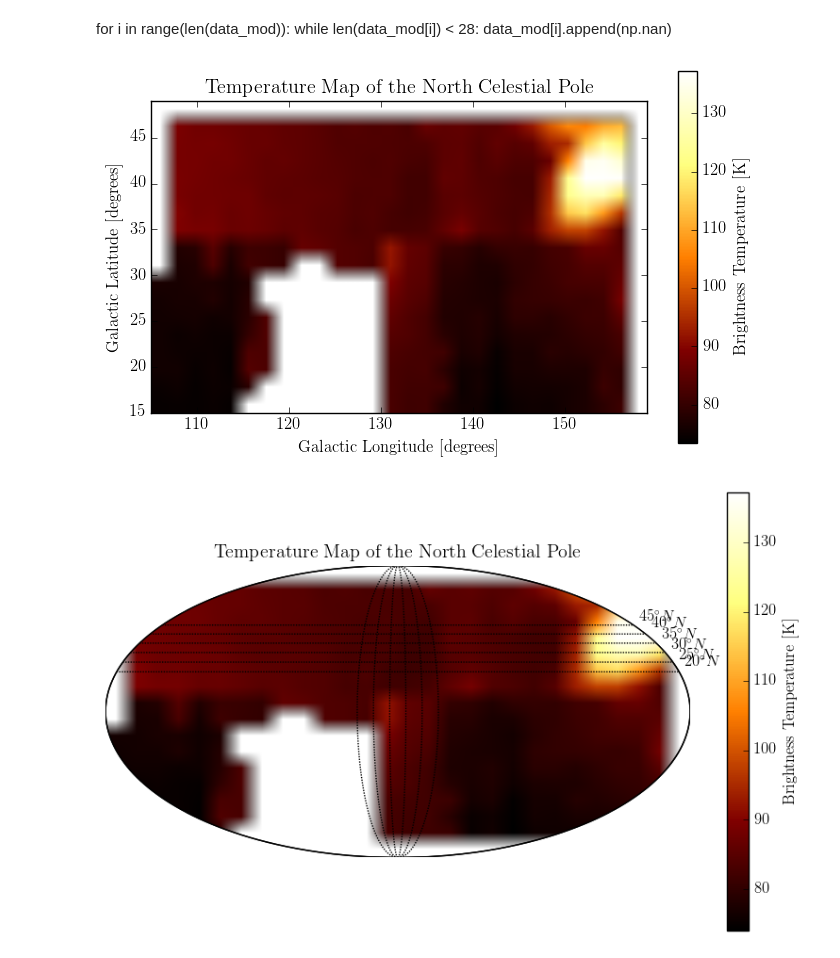
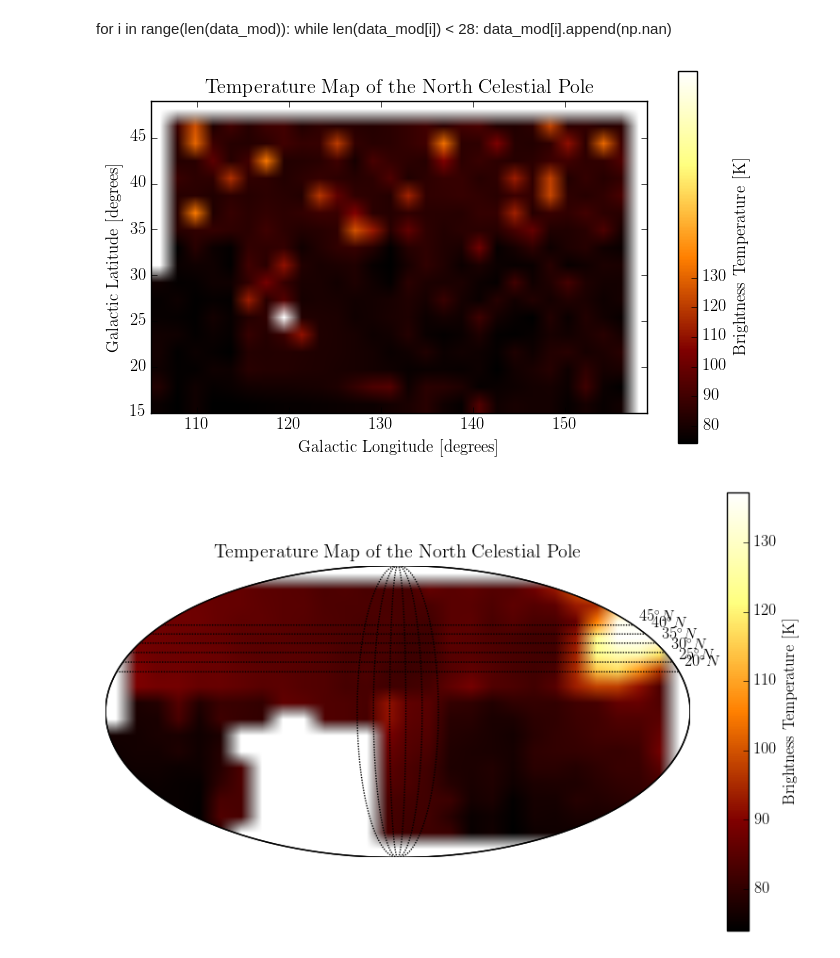
Before and after one commit to gracefujii/my-stuff, a Jupyter notebook: Lab 4 - North Celestial Pole.ipynb, the cells around one changed output. Saved outputs shown, nothing was run; the diff lists cells and outputs as text; code cells hidden in the pictures.

```diff
--- a/Lab 4 - North Celestial Pole.ipynb
+++ b/Lab 4 - North Celestial Pole.ipynb
@@ -258,10 +259,10 @@ def gain(noise_on, noise_off):
 # %%
 cal_100 = [avg_spectrum(pyfits.open(f)) for f in glob.glob('noise*100.fits')]
 cal_300 = [avg_spectrum(pyfits.open(f)) for f in glob.glob('noise*300.fits')]
-#cal_600 = [avg_spectrum(pyfits.open(f)) for f in glob.glob('noise*600.fits')]
+cal_600 = [avg_spectrum(pyfits.open(f)) for f in glob.glob('noise*_600.fits')]
 cal_900 = [avg_spectrum(pyfits.open(f)) for f in glob.glob('noise*900.fits')]
 cal_1000 = [avg_spectrum(pyfits.open(f)) for f in glob.glob('noise*1000.fits')]
-#cal_1100 = [avg_spectrum(pyfits.open(f)) for f in glob.glob('noise*1100.fits')]
+cal_1100 = [avg_spectrum(pyfits.open(f)) for f in glob.glob('noise*1100.fits')]
 cal_1200 = [avg_spectrum(pyfits.open(f)) for f in glob.glob('noise*1200.fits')]
 cal_1300 = [avg_spectrum(pyfits.open(f)) for f in glob.glob('noise*1300.fits')]
 cal_1600 = [avg_spectrum(pyfits.open(f)) for f in glob.glob('noise*1600.fits')]
@@ -274,10 +275,10 @@ cal_2200 = [avg_spectrum(pyfits.open(f)) for f in glob.glob('noise*2200.fits')]
 
 gain_100 = gain(cal_100[1], cal_100[0])
 gain_300 = gain(cal_300[1], cal_300[0])
-#gain_600 = gain(cal_600[1], cal_600[0])
+gain_600 = gain(cal_600[1], cal_600[0])
 gain_900 = gain(cal_900[1], cal_900[0])
 gain_1000 = gain(cal_1000[1], cal_1000[0])
-#gain_1100 = gain(cal_1100[1], cal_1100[0])
+gain_1100 = gain(cal_1100[1], cal_1100[0])
 gain_1200 = gain(cal_1200[1], cal_1200[0])
 gain_1300 = gain(cal_1300[1], cal_1300[0])
 gain_1600 = gain(cal_1600[1], cal_1600[0])
@@ -320,9 +325,9 @@ data_300 = [[avg_spectrum(pyfits.open(f))[0] for f in glob.glob('data_new_300*.f
             [avg_spectrum(pyfits.open(f))[1] for f in glob.glob('data_new_300*.fits')],
             [avg_spectrum(pyfits.open(f))[2] for f in glob.glob('data_new_300*.fits')]/gain_300[0]]
 
-#data_600 = [[avg_spectrum(pyfits.open(f))[0] for f in glob.glob('data_new_600*.fits')],
-#            [avg_spectrum(pyfits.open(f))[1] for f in glob.glob('data_new_600*.fits')],
-#            [avg_spectrum(pyfits.open(f))[2] for f in glob.glob('data_new_600*.fits')]/gain_600[0]]
+data_600 = [[avg_spectrum(pyfits.open(f))[0] for f in glob.glob('data_new_600*.fits')],
+            [avg_spectrum(pyfits.open(f))[1] for f in glob.glob('data_new_600*.fits')],
+            [avg_spectrum(pyfits.open(f))[2] for f in glob.glob('data_new_600*.fits')]/gain_600[0]]
 
 data_900 = [[avg_spectrum(pyfits.open(f))[0] for f in glob.glob('data_new_900*.fits')],
             [avg_spectrum(pyfits.open(f))[1] for f in glob.glob('data_new_900*.fits')],
@@ -332,9 +337,9 @@ data_1000 = [[avg_spectrum(pyfits.open(f))[0] for f in glob.glob('data_new_1000*
             [avg_spectrum(pyfits.open(f))[1] for f in glob.glob('data_new_1000*.fits')],
             [avg_spectrum(pyfits.open(f))[2] for f in glob.glob('data_new_1000*.fits')]/gain_1000[0]]
 
-#data_1100 = [[avg_spectrum(pyfits.open(f))[0] for f in glob.glob('data_new_1100*.fits')],
-#            [avg_spectrum(pyfits.open(f))[1] for f in glob.glob('data_new_1100*.fits')],
-#            [avg_spectrum(pyfits.open(f))[2] for f in glob.glob('data_new_1100*.fits')]/gain_1100[0]]
+data_1100 = [[avg_spectrum(pyfits.open(f))[0] for f in glob.glob('data_new_1100*.fits')],
+            [avg_spectrum(pyfits.open(f))[1] for f in glob.glob('data_new_1100*.fits')],
+            [avg_spectrum(pyfits.open(f))[2] for f in glob.glob('data_new_1100*.fits')]/gain_1100[0]]
 
 data_1200 = [[avg_spectrum(pyfits.open(f))[0] for f in glob.glob('data_new_1200*.fits')],
             [avg_spectrum(pyfits.open(f))[1] for f in glob.glob('data_new_1200*.fits')],
@@ -378,8 +383,8 @@ for i in range(len(data_100[2])):
 for i in range(len(data_300[2])):
     all_data.append(data_300[2][i])
 
-#for i in range(len(data_600[2])):
-#    all_data.append(data_600[2][i])
+for i in range(len(data_600[2])):
+    all_data.append(data_600[2][i])
 
 for i in range(len(data_900[2])):
     all_data.append(data_900[2][i])
@@ -387,8 +392,8 @@ for i in range(len(data_900[2])):
 for i in range(len(data_1000[2])):
     all_data.append(data_1000[2][i])
 
-#for i in range(len(data_1100[2])):
-#    all_data.append(data_1100[2][i])
+for i in range(len(data_1100[2])):
+    all_data.append(data_1100[2][i])
 
 for i in range(len(data_1200[2])):
     all_data.append(data_1200[2][i])
@@ -472,20 +477,20 @@ for i in range(len(missing)):
 # %%
 grid_x, grid_y = np.mgrid[105:159:28j, 15:49:18j]
 
 grid_z = griddata(coord, np.absolute(sorted_data[2]), (grid_x, grid_y))
 
 plt.figure(figsize=(8,8))
 plt.subplot(111)
 plt.imshow(grid_z.T, cmap='afmhot', aspect='equal', extent=(105,159,15,49), origin='lower')
-tix = [80, 90, 100, 110, 120, 130]
-cbar = plt.colorbar(shrink = 0.6, ticks=tix)
+#tix = [80, 90, 100, 110, 120, 130]
+cbar = plt.colorbar(shrink = 0.6, #ticks=tix)
 cbar.set_label('Brightness Temperature [K]')
 plt.title('Temperature Map of the North Celestial Pole')
 plt.xlabel('Galactic Longitude [degrees]')
 plt.ylabel('Galactic Latitude [degrees]')
 plt.show()
 # %% [output]
-[figure, old version]
+[figure, new version]
 # %%
 from mpl_toolkits.basemap import Basemap
 
```
Also changed, not shown: parts of 4 cells of this notebook.
